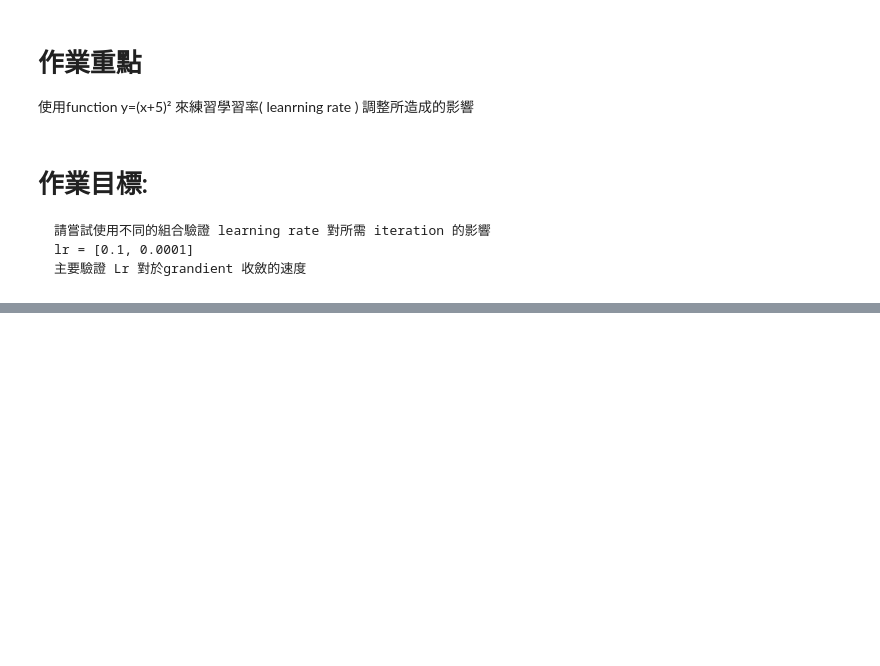
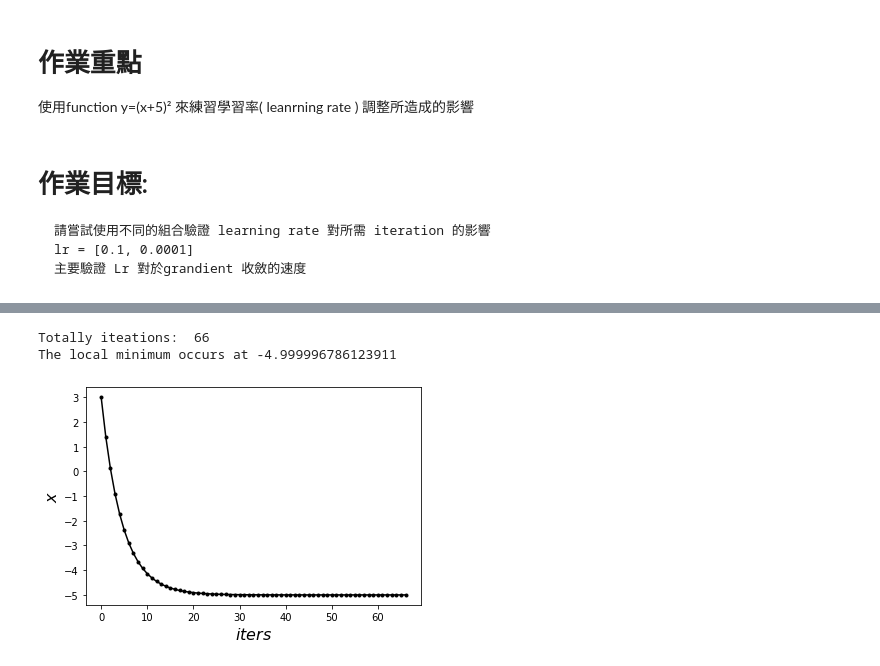
Before and after one commit to shoghilin/ML100Days, a Jupyter notebook: homework/Day_073_Gradient_Descent_HW.ipynb, the cells around one changed output, grey strips where cells are left out. Drawn from its saved outputs; the diff is of its cells as text; code cells hidden in the pictures; blank space fills up the shorter version.

```diff
--- a/homework/Day_073_Gradient_Descent_HW.ipynb
+++ b/homework/Day_073_Gradient_Descent_HW.ipynb
@@ -22,6 +22,10 @@ df = lambda x: 2*(x+5) #Gradient of our function
 lr = 0.1
 iters = 0
 previous_step_size = 1
+
+
+iters_history = [iters]
+x_history = [cur_x]
 '''
 while previous_step_size > precision and iters < max_iters:
 
@@ -35,7 +39,9 @@ while previous_step_size > precision and iters < max_iters:
     cur_x = cur_x - lr * df(prev_x)
     previous_step_size = abs(cur_x - prev_x)
     iters += 1
-    #print("Iteration",iters,"\nX value is",cur_x)
+    print("Iteration",iters,"\nX value is",cur_x)
+    iters_history.append(iters)
+    x_history.append(cur_x)
 
 print("the learning rate is",lr,"\nIteration",iters,"\nX value is",cur_x)
 # %% [output]
@@ -42,4 +62,20 @@ print("the learning rate is",lr,"\nIteration",iters,"\nX value is",cur_x)
 the learning rate is 0.1
 Iteration 66
 X value is -4.999996786123911
+# %%
+print("Totally iteations: ", iters)
+print("The local minimum occurs at", cur_x)
+# %% [output]
+Totally iteations:  66
+The local minimum occurs at -4.999996786123911
+# %%
+import matplotlib.pyplot as plt
+%matplotlib inline
+
+plt.plot(iters_history, x_history, 'o-', ms=3, lw=1.5, color='black')
+plt.xlabel(r'$iters$', fontsize=16)
+plt.ylabel(r'$x$', fontsize=16)
+plt.show()
+# %% [output]
+[figure, added]
 # %%
```
Also changed, not shown: parts of 3 cells of this notebook.
